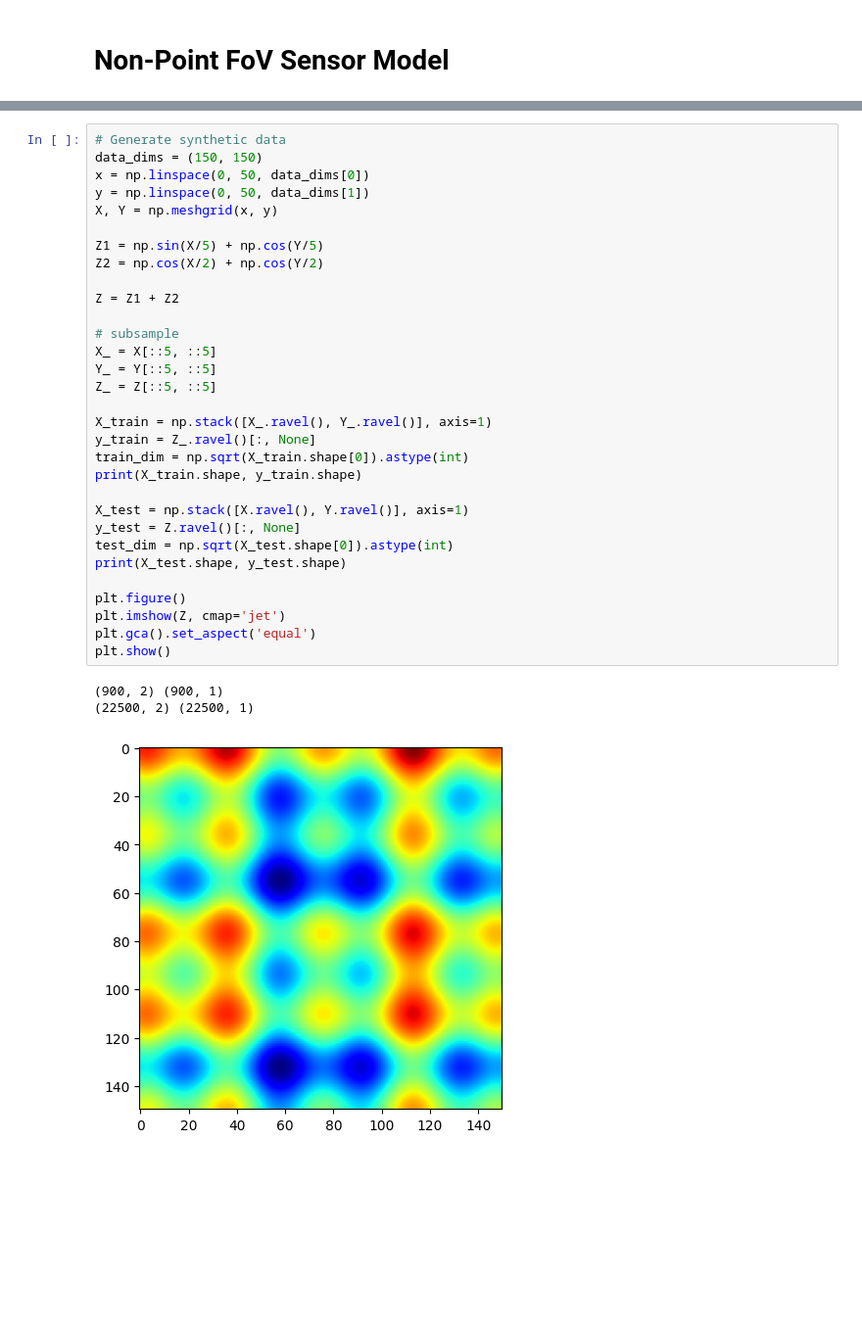
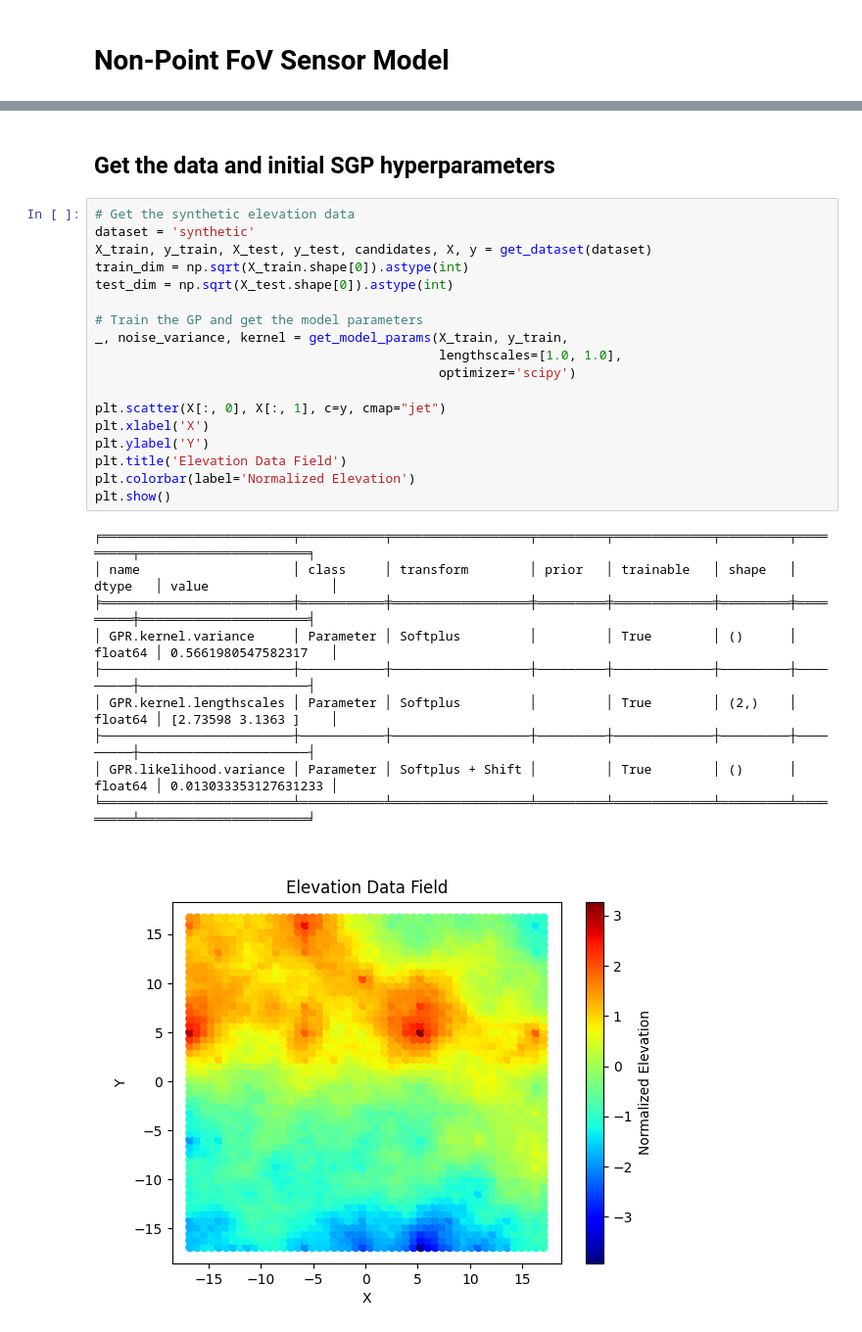
Before and after one commit to itskalvik/sgp-tools, a Jupyter notebook: examples/non_point_FoV.ipynb, the cells around one changed output, grey strips where cells are left out. Shown at 98% size. Drawn from its saved outputs; the diff is of its cells as text; blank space fills up the shorter version.

```diff
--- a/examples/non_point_FoV.ipynb
+++ b/examples/non_point_FoV.ipynb
@@ -65,38 +65,34 @@ def get_reconstruction(X_test, y_test, Xu, data_variance, rbf):
 
     rmse = np.sqrt(np.mean((y_pred - y_test)**2))
     return y_pred, y_var, Xu_X, rmse
-# %%
-# Generate synthetic data
-data_dims = (150, 150)
-x = np.linspace(0, 50, data_dims[0])
-y = np.linspace(0, 50, data_dims[1])
-X, Y = np.meshgrid(x, y)
-
-Z1 = np.sin(X/5) + np.cos(Y/5)
-Z2 = np.cos(X/2) + np.cos(Y/2)
-
-Z = Z1 + Z2
-
-# subsample
-X_ = X[::5, ::5]
-Y_ = Y[::5, ::5]
-Z_ = Z[::5, ::5]
-
-X_train = np.stack([X_.ravel(), Y_.ravel()], axis=1)
-y_train = Z_.ravel()[:, None]
-train_dim = np.sqrt(X_train.shape[0]).astype(int)
-print(X_train.shape, y_train.shape)
-
-X_test = np.stack([X.ravel(), Y.ravel()], axis=1)
-y_test = Z.ravel()[:, None]
-test_dim = np.sqrt(X_test.shape[0]).astype(int)
-print(X_test.shape, y_test.shape)
-
-plt.figure()
-plt.imshow(Z, cmap='jet')
-plt.gca().set_aspect('equal')
-plt.show()
-# %% [output]
-(900, 2) (900, 1)
-(22500, 2) (22500, 1)
-[figure, removed]
+# %% [markdown]
+## Get the data and initial SGP hyperparameters
+# %%
+# Get the synthetic elevation data
+dataset = 'synthetic'
+X_train, y_train, X_test, y_test, candidates, X, y = get_dataset(dataset)
+train_dim = np.sqrt(X_train.shape[0]).astype(int)
+test_dim = np.sqrt(X_test.shape[0]).astype(int)
+
+# Train the GP and get the model parameters
+_, noise_variance, kernel = get_model_params(X_train, y_train,
+                                             lengthscales=[1.0, 1.0],
+                                             optimizer='scipy')
+
+plt.scatter(X[:, 0], X[:, 1], c=y, cmap="jet")
+plt.xlabel('X')
+plt.ylabel('Y')
+plt.title('Elevation Data Field')
+plt.colorbar(label='Normalized Elevation')
+plt.show()
+# %% [output]
+╒═════════════════════════╤═══════════╤══════════════════╤═════════╤═════════════╤═════════╤═════════╤══════════════════════╕
+│ name                    │ class     │ transform        │ prior   │ trainable   │ shape   │ dtype   │ value                │
+╞═════════════════════════╪═══════════╪══════════════════╪═════════╪═════════════╪═════════╪═════════╪══════════════════════╡
+│ GPR.kernel.variance     │ Parameter │ Softplus         │         │ True        │ ()      │ float64 │ 0.5661980547582317   │
+├─────────────────────────┼───────────┼──────────────────┼─────────┼─────────────┼─────────┼─────────┼──────────────────────┤
+│ GPR.kernel.lengthscales │ Parameter │ Softplus         │         │ True        │ (2,)    │ float64 │ [2.73598 3.1363 ]    │
+├─────────────────────────┼───────────┼──────────────────┼─────────┼─────────────┼─────────┼─────────┼──────────────────────┤
+│ GPR.likelihood.variance │ Parameter │ Softplus + Shift │         │ True        │ ()      │ float64 │ 0.013033353127631233 │
+╘═════════════════════════╧═══════════╧══════════════════╧═════════╧═════════════╧═════════╧═════════╧══════════════════════╛
+[figure, added]
```
Also changed, not shown: parts of 11 cells of this notebook, 2 other files.
